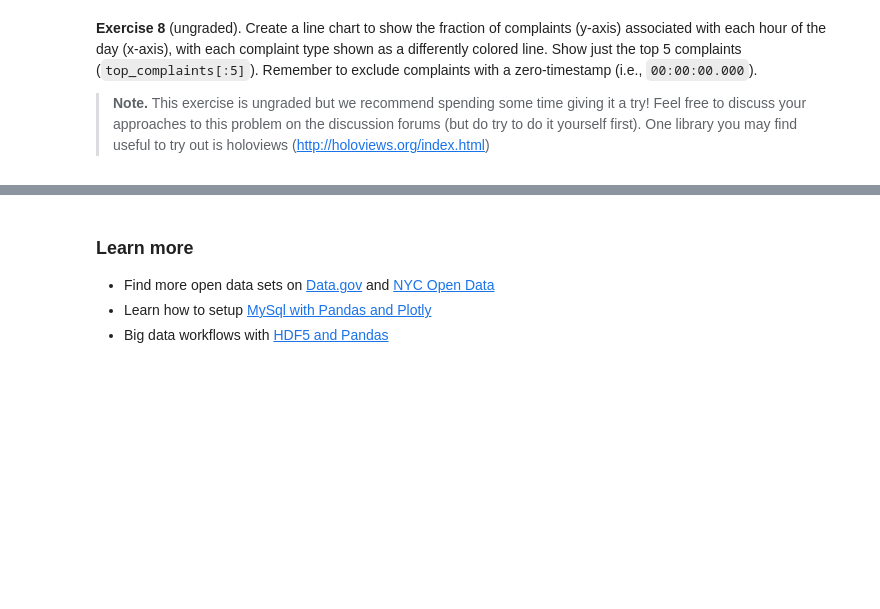
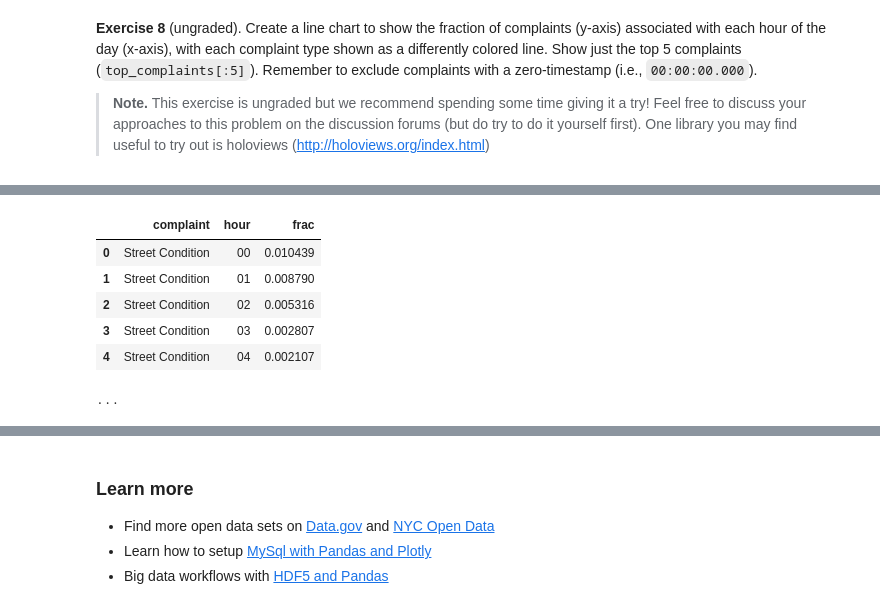
Before and after one commit to drakearch/data-science-in-3-months, a Jupyter notebook: Month 1 - Data Analysis/Week 3 - Computing for Data Analysis/09 Relational DBs and SQL/part1.ipynb, the cells around one changed output, grey strips where cells are left out. Drawn from its saved outputs; the diff is of its cells as text; code cells hidden in the pictures; blank space fills up the shorter version.

Commit message:
09 Relational DBs and SQL: part1 queries and Plots

```diff
--- a/Month 1 - Data Analysis/Week 3 - Computing for Data Analysis/09 Relational DBs and SQL/part1.ipynb
+++ b/Month 1 - Data Analysis/Week 3 - Computing for Data Analysis/09 Relational DBs and SQL/part1.ipynb
@@ -660,9 +672,7 @@ def strs_to_args(str_list):
     assert type (str_list) is list
     assert all ([type (s) is str for s in str_list])
 
-    ###
-    ### YOUR CODE HERE
-    ###
+    return '"' + '", "'.join(str_list) + '"'
 # %%
 # Test cell: `strs_to_args__test`
 
@@ -1054,0 +1069,19 @@ from holoviews import Bars
+# %%
+import holoviews as hv
+hv.extension('bokeh')
+from holoviews import opts
+from holoviews import Bars
+
+query = '''
+  SELECT ComplaintType AS complaint, COUNT(*) AS freq
+    FROM data
+    WHERE strftime ('%H:%M:%f', CreatedDate) <> '00:00:00.000'
+    GROUP BY complaint COLLATE NOCASE
+    ORDER BY -freq
+    LIMIT 5
+'''
+df_top_complaints = pd.read_sql_query(query, disk_engine)
+display(df_top_complaints)
+
+TOP_COMPLAINTS = list(df_top_complaints['complaint'])
+print("Top 5: {}".format(strs_to_args(TOP_COMPLAINTS)))
@@ -1054,0 +1099,29 @@ from holoviews import Bars
+# %%
+query = '''
+  SELECT ComplaintType AS type, strftime ('%H', CreatedDate) AS hour, COUNT(*) AS count
+    FROM data
+    WHERE type COLLATE NOCASE IN ({}) AND strftime ('%H:%M:%f', CreatedDate) <> '00:00:00.000'
+    GROUP BY type COLLATE NOCASE, hour
+''' .format(strs_to_args(TOP_COMPLAINTS))
+
+df_complaints_by_hour = pd.read_sql_query(query, disk_engine)
+
+# Plot subset of data corresponding to the top complaints
+df_plot_line = df_top_complaints.merge(df_complaints_by_hour,
+                               left_on=['complaint'],
+                               right_on=['type'],
+                               how='left')
+df_plot_line.dropna(inplace=True)
+df_plot_line['frac'] = df_plot_line.apply(lambda x: x['count']/x['freq'], axis=1)
+df_plot_line.drop(columns=['type', 'count', 'freq'], inplace=True)
+
+display(df_plot_line.head())
+print("...")
+# %% [output]
+|  | complaint | hour | frac |
+| 0 | Street Condition | 00 | 0.010439 |
+| 1 | Street Condition | 01 | 0.008790 |
+| 2 | Street Condition | 02 | 0.005316 |
+| 3 | Street Condition | 03 | 0.002807 |
+| 4 | Street Condition | 04 | 0.002107 |
+...
```
Also changed, not shown: parts of 31 cells of this notebook, 1 other file.
